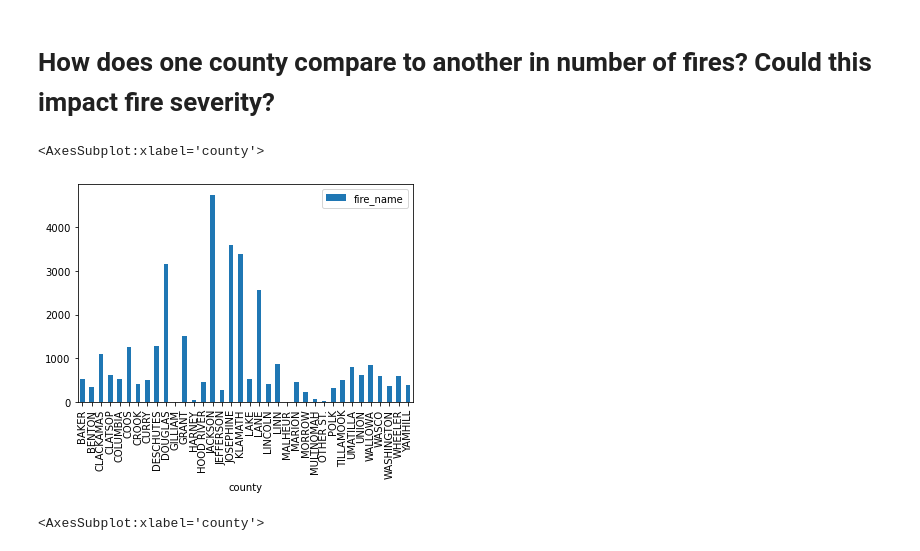
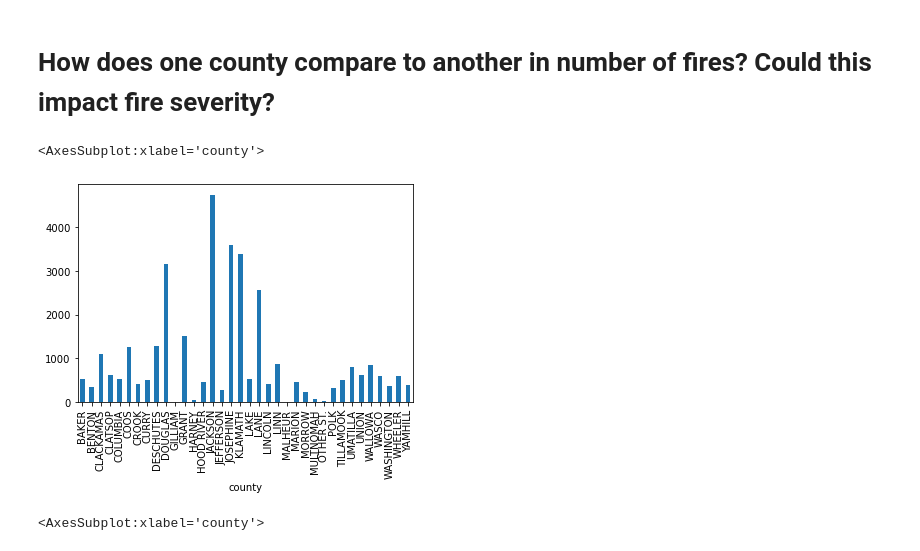
Before and after one commit to jisellejones/Predict_Wildfire_Spread, a Jupyter notebook: Exploratory_Data_Analysis.ipynb, the cells around one changed output. Cells and saved outputs as stored; diff of their text form; code cells hidden in the pictures.

Commit message:
removing another legend

```diff
--- a/Exploratory_Data_Analysis.ipynb
+++ b/Exploratory_Data_Analysis.ipynb
@@ -106,11 +105,11 @@ acres_sum.plot.line()
 # %%
 # Group by county and visualize number of fires burned in bar graph
 county_count = fire_df[['county', 'fire_name']]
 county_count = county_count.groupby('county').count()
-county_count.plot.bar()
+county_count.plot.bar(legend=None)
 # %% [output]
 <AxesSubplot:xlabel='county'>
-[figure, old version]
+[figure, new version]
 # %%
 # Group by county and visualize number of average number of acres burned in bar graph
 county_count_mean = (fire_df.groupby(['county', 'total_acres'], as_index=False).mean().groupby('county')['total_acres'].mean())
```
Also changed, not shown: parts of 1 cell of this notebook.
